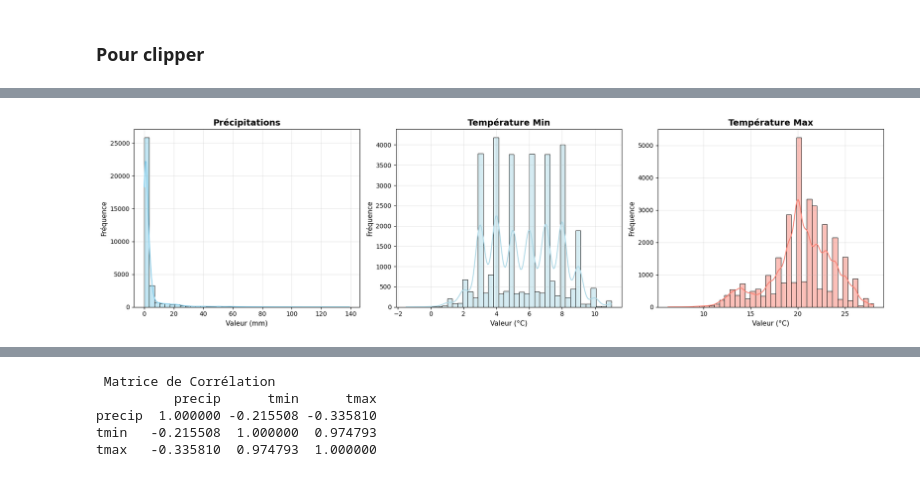
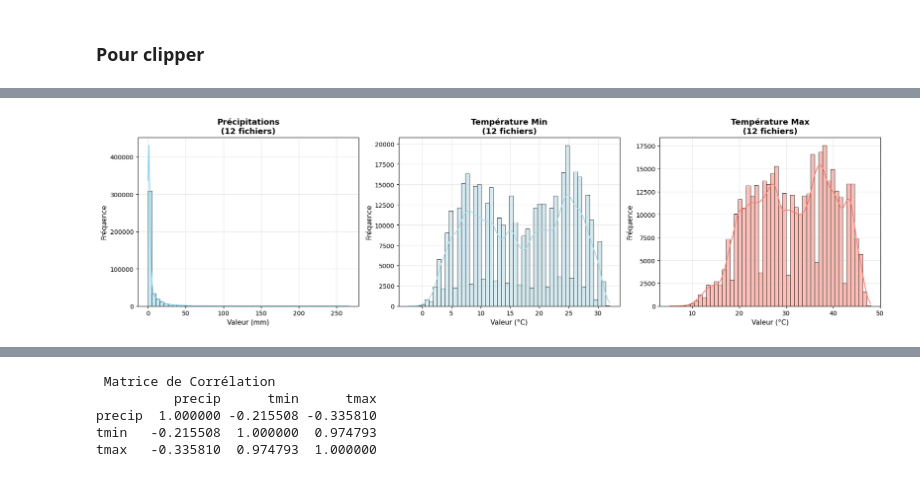
Before and after one commit to MohamedRamzi9/Data-Mining-Project, a Jupyter notebook: data_processing/Climat.ipynb, the cells around one changed output, grey strips where cells are left out. Saved outputs shown, nothing was run; the diff lists cells and outputs as text; code cells hidden in the pictures.

```diff
--- a/data_processing/Climat.ipynb
+++ b/data_processing/Climat.ipynb
@@ -75,60 +69,77 @@ variables = {
     "tmax_alg_tun3": {"nom": "Température Max", "unite": "°C", "couleur": "salmon"}
 }
 
-
 fig, axes = plt.subplots(1, 3, figsize=(18, 5))
 
 for idx, (var_dir, var_info) in enumerate(variables.items()):
     raster_files = glob(os.path.join(base_dir, var_dir, "*.tif"))
 
     if len(raster_files) > 0:
-        # Prendre le premier fichier comme exemple
-        raster_path = raster_files[0]
+        print(f"\n{'='*70}")
+        print(f"{var_info['nom']} - ANALYSE DE TOUS LES FICHIERS ({len(raster_files)} fichiers)")
+        print('='*70)
 
-        print(f"\n{var_info['nom']} - {os.path.basename(raster_path)}")
-        print("-" * 60)
+        # Liste pour stocker toutes les données de tous les fichiers
+        all_data = []
 
-        with rasterio.open(raster_path) as raster:
+        # Lire le premier fichier pour obtenir les métadonnées
+        with rasterio.open(raster_files[0]) as raster:
             print(f"   Dimensions      : {raster.width} x {raster.height} pixels")
             print(f"   CRS             : {raster.crs}")
             print(f"   Résolution      : {raster.res[0]:.4f}°")
+            nodata_value = raster.nodata
 
-            data = raster.read(1).astype(float)
+        # Lire TOUS les fichiers et combiner les données
+        print(f"\n    Lecture de {len(raster_files)} fichiers...")
+        for i, raster_path in enumerate(raster_files, 1):
+            if i % 10 == 0:
+                print(f"      Progression: {i}/{len(raster_files)} fichiers traités")
 
-            # Nettoyer les données : supprimer nodata, NaN, et inf
-            nodata_value = raster.nodata
-            if nodata_value is not None:
-                data = data[data != nodata_value]
+            with rasterio.open(raster_path) as raster:
+                data = raster.read(1).astype(float)
 
-            # Supprimer les NaN et les valeurs infinies
-            data = data[~np.isnan(data)]
-            data = data[~np.isinf(data)]
+                # Nettoyer les données
+                if nodata_value is not None:
+                    data = data[data != nodata_value]
 
-            # Aplatir le tableau pour l'analyse
-            data_flat = data.flatten()
+                data = data[~np.isnan(data)]
+                data = data[~np.isinf(data)]
 
-            if len(data_flat) > 0:
-                print(f"   Valeur min      : {data_flat.min():.2f} {var_info['unite']}")
-                print(f"   Valeur max      : {data_flat.max():.2f} {var_info['unite']}")
-                print(f"   Moyenne         : {data_flat.mean():.2f} {var_info['unite']}")
-                print(f"   Écart-type      : {data_flat.std():.2f} {var_info['unite']}")
-                print(f"   Nombre de pixels: {len(data_flat)}")
-            else:
-                print(f"    Aucune donnée valide trouvée!")
-                data_flat = np.array([0])  # Valeur par défaut pour éviter les erreurs
+                # Ajouter à la liste globale
+                all_data.extend(data.flatten())
 
-            # Histogramme
-            if len(data_flat) > 0:
-                sns.histplot(data_flat, bins=40, kde=True,
-                            color=var_info['couleur'], ax=axes[idx])
-                axes[idx].set_title(f"{var_info['nom']}", fontsize=14, fontweight='bold')
-                axes[idx].set_xlabel(f"Valeur ({var_info['unite']})", fontsize=11)
-                axes[idx].set_ylabel("Fréquence", fontsize=11)
-                axes[idx].grid(True, alpha=0.3)
-            else:
-                axes[idx].text(0.5, 0.5, "Pas de données valides",
-                              ha='center', va='center', fontsize=12)
-                axes[idx].set_title(f"{var_info['nom']}", fontsize=14, fontweight='bold')
+        # Convertir en array numpy
+        data_flat = np.array(all_data)
+
+        if len(data_flat) > 0:
+            print(f"\n    STATISTIQUES GLOBALES (tous les fichiers combinés)")
+            print(f"   {'─'*60}")
+            print(f"   Nombre total de fichiers : {len(raster_files)}")
+            print(f"   Nombre total de pixels   : {len(data_flat):,}")
+            print(f"   Valeur min               : {data_flat.min():.2f} {var_info['unite']}")
+            print(f"   Valeur max               : {data_flat.max():.2f} {var_info['unite']}")
+            print(f"   Moyenne globale          : {data_flat.mean():.2f} {var_info['unite']}")
+            print(f"   Écart-type global        : {data_flat.std():.2f} {var_info['unite']}")
+            print(f"   Médiane                  : {np.median(data_flat):.2f} {var_info['unite']}")
+            print(f"   Percentile 25%           : {np.percentile(data_flat, 25):.2f} {var_info['unite']}")
+            print(f"   Percentile 75%           : {np.percentile(data_flat, 75):.2f} {var_info['unite']}")
+        else:
+            print(f"    Aucune donnée valide trouvée!")
+            data_flat = np.array([0])
+
+        # Histogramme
+        if len(data_flat) > 0:
+            sns.histplot(data_flat, bins=50, kde=True,
+                        color=var_info['couleur'], ax=axes[idx])
+            axes[idx].set_title(f"{var_info['nom']}\n({len(raster_files)} fichiers)",
+                              fontsize=13, fontweight='bold')
+            axes[idx].set_xlabel(f"Valeur ({var_info['unite']})", fontsize=11)
+            axes[idx].set_ylabel("Fréquence", fontsize=11)
+            axes[idx].grid(True, alpha=0.3)
+        else:
+            axes[idx].text(0.5, 0.5, "Pas de données valides",
+                          ha='center', va='center', fontsize=12)
+            axes[idx].set_title(f"{var_info['nom']}", fontsize=14, fontweight='bold')
     else:
         print(f"\n Aucun fichier trouvé dans {var_dir}/")
         axes[idx].text(0.5, 0.5, f"Pas de données\n{var_info['nom']}",
@@ -158 +169 @@ Température Min - wc2.1_cruts4.09_5m_tmin_2024-01.tif
-[figure, old version]
+[figure, new version]
```
Also changed, not shown: parts of 25 cells of this notebook, 3 other files.
